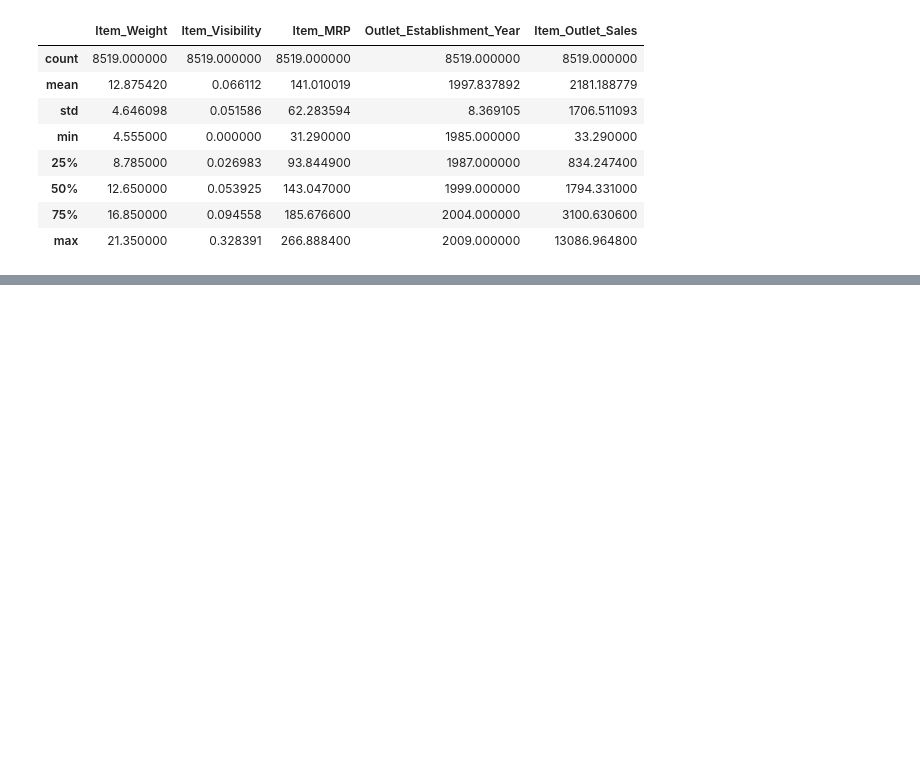
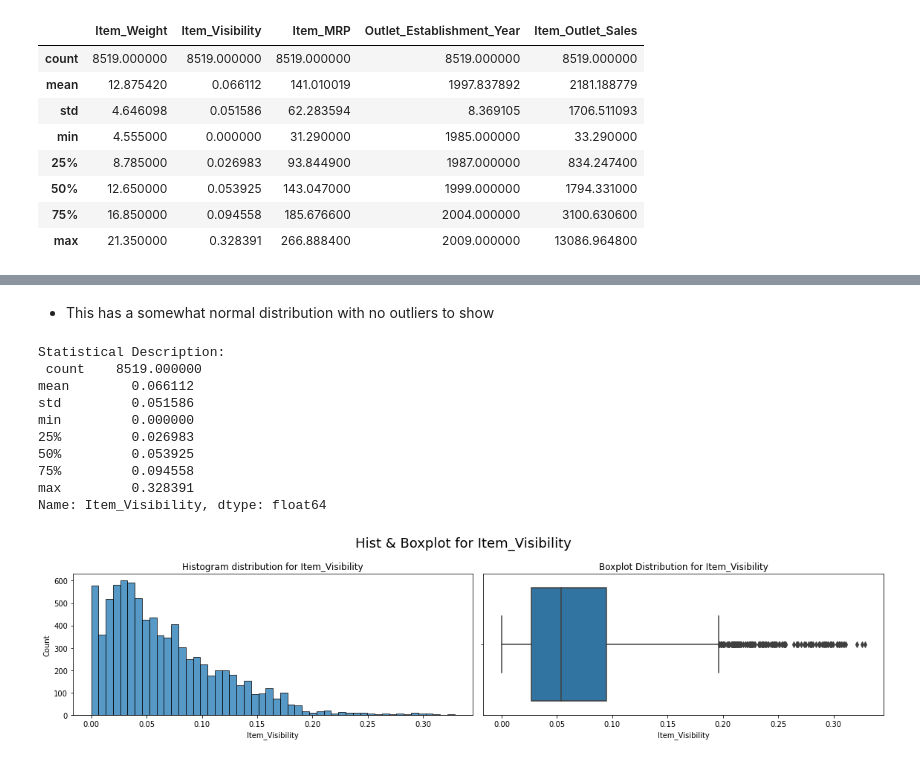
Before and after one commit to RaymondGarcia1107/CodingDojoProject1, a Jupyter notebook: Sales_Predictions.ipynb, the cells around one changed output, grey strips where cells are left out. Cells and saved outputs as stored; diff of their text form; code cells hidden in the pictures; blank space fills up the shorter version.

```diff
--- a/Sales_Predictions.ipynb
+++ b/Sales_Predictions.ipynb
@@ -284,0 +371,16 @@ sales.describe()
+# %% [markdown]
+* This has a somewhat normal distribution with no outliers to show
+# %%
+numdata(sales,'Item_Visibility')
+# %% [output]
+Statistical Description:
+ count    8519.000000
+mean        0.066112
+std         0.051586
+min         0.000000
+25%         0.026983
+50%         0.053925
+75%         0.094558
+max         0.328391
+Name: Item_Visibility, dtype: float64
+[figure, added]
```
Also changed, not shown: parts of 36 cells of this notebook.
